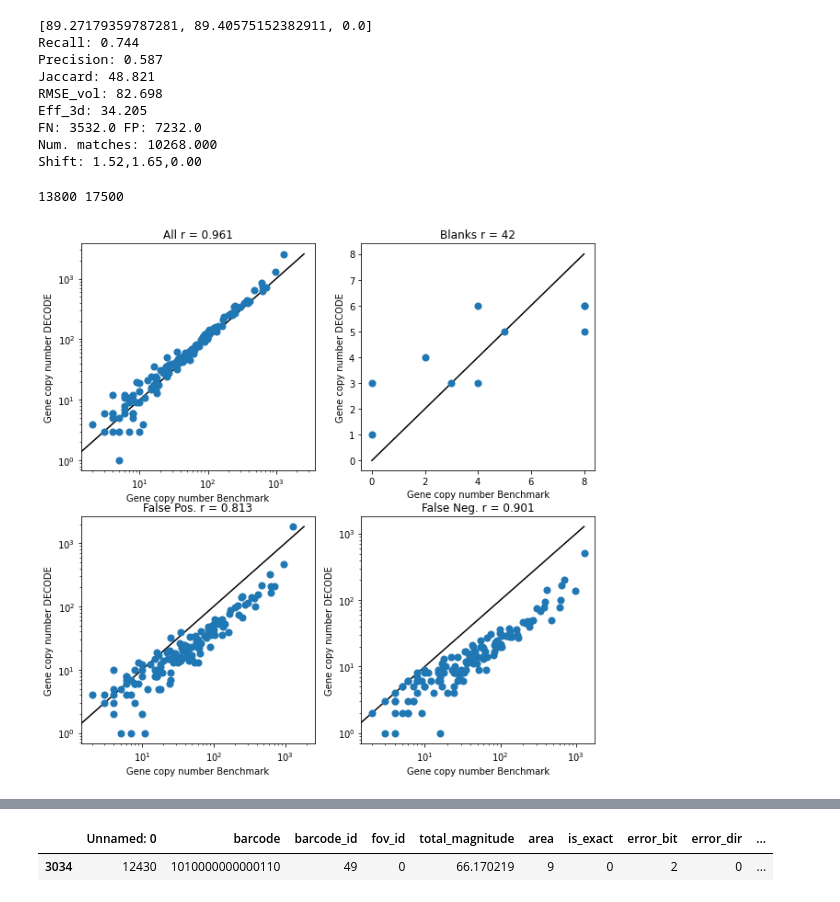
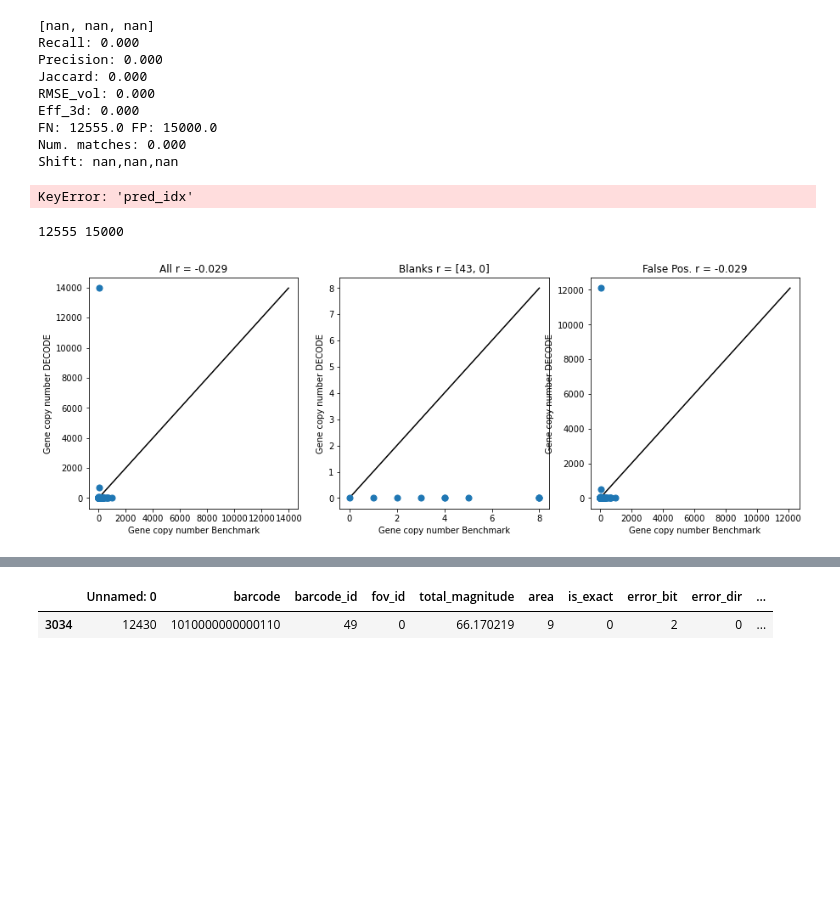
Before and after one commit to TuragaLab/decode_fish, a Jupyter notebook: figures/MERFISH_eval_1.ipynb, the cells around one changed output, grey strips where cells are left out. Cells and saved outputs as stored; diff of their text form; code cells hidden in the pictures; blank space fills up the shorter version.

```diff
--- a/figures/MERFISH_eval_1.ipynb
+++ b/figures/MERFISH_eval_1.ipynb
@@ -62,12 +92,13 @@ Shift: 1.53,1.47,0.00
 # %%
-matches, bench_match = match_bench(res_sub, bench_sub)
+matches, bench_match = match_bench(ist_sub, bench_sub)
 # %% [output]
-[89.27179359787281, 89.40575152382911, 0.0]
-Recall: 0.744
-Precision: 0.587
-Jaccard: 48.821
-RMSE_vol: 82.698
-Eff_3d: 34.205
-FN: 3532.0 FP: 7232.0
-Num. matches: 10268.000
-Shift: 1.52,1.65,0.00
+[nan, nan, nan]
+Recall: 0.000
+Precision: 0.000
+Jaccard: 0.000
+RMSE_vol: 0.000
+Eff_3d: 0.000
+FN: 12555.0 FP: 15000.0
+Num. matches: 0.000
+Shift: nan,nan,nan
+KeyError: 'pred_idx'
@@ -86,23 +104,0 @@ bench_counts=bench_counts.fillna(0)
-# %%
-print(len(bench_sub), len(res_sub))
-
-plt.figure(figsize=(10,10))
-plt.subplot(221)
-plot_gene_numbers(bench_counts['Bench_all'].values, bench_counts['Res_all'].values, 'All', log=True)
-
-binds = []
-for i,g in enumerate(targets):
-    if 'Blank' in g:
-        binds.append(g)
-
-plt.subplot(222)
-plot_gene_numbers(bench_counts.loc[binds, 'Bench_all'].values, bench_counts.loc[binds,'Res_all'].values, 'Blanks', log=False, corr=False)
-
-plt.subplot(223)
-plot_gene_numbers(bench_counts['Bench_all'].values, bench_counts['Res_fp'].values, 'False Pos.', log=True)
-
-plt.subplot(224)
-plot_gene_numbers(bench_counts['Bench_all'].values, bench_counts['Res_fns'].values, 'False Neg.', log=True)
-# %% [output]
-13800 17500
-[figure, removed]
@@ -119,0 +105,5 @@ for k in par_dict:
+# %%
+plot_gene_panels(res_sub, bench_sub, matches, targets)
+# %% [output]
+12555 15000
+[figure, added]
```
Also changed, not shown: parts of 29 cells of this notebook, 23 other files.
